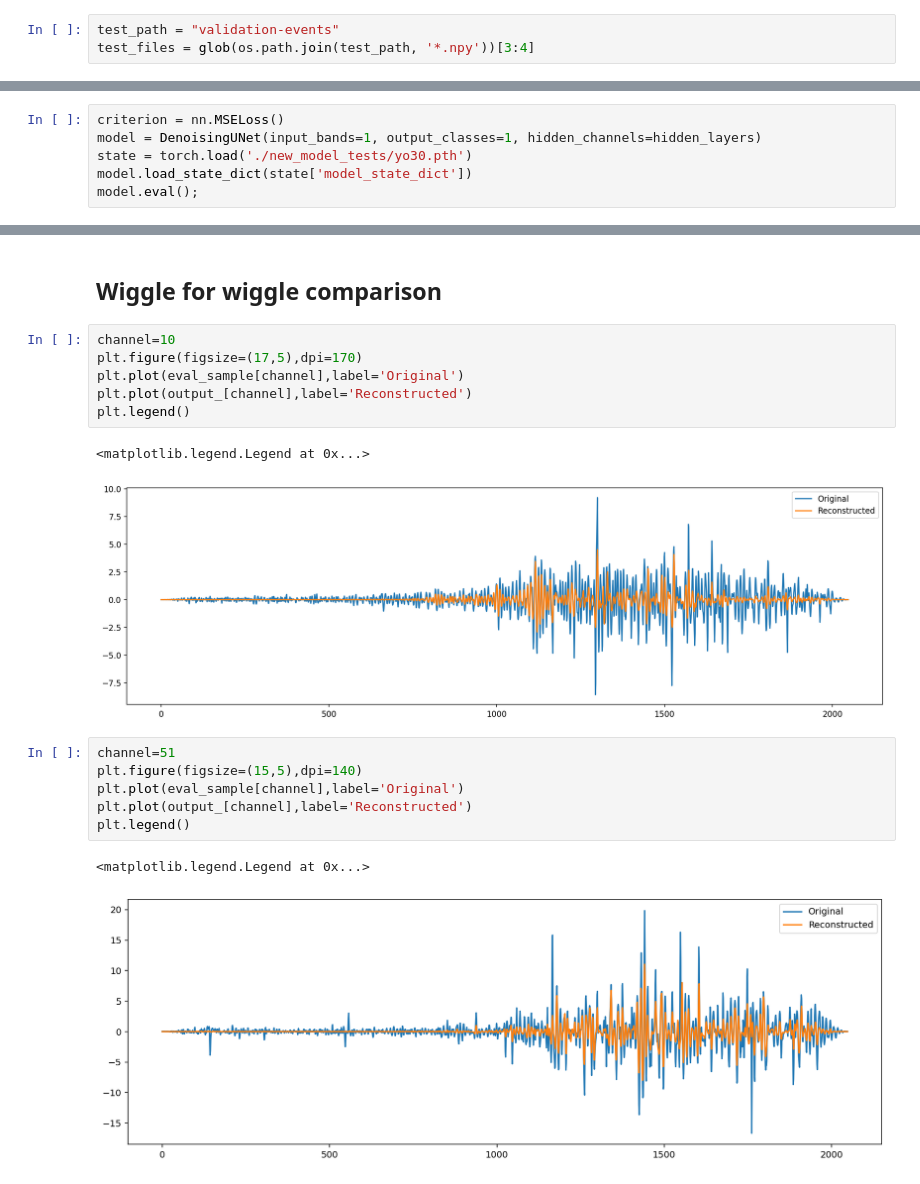
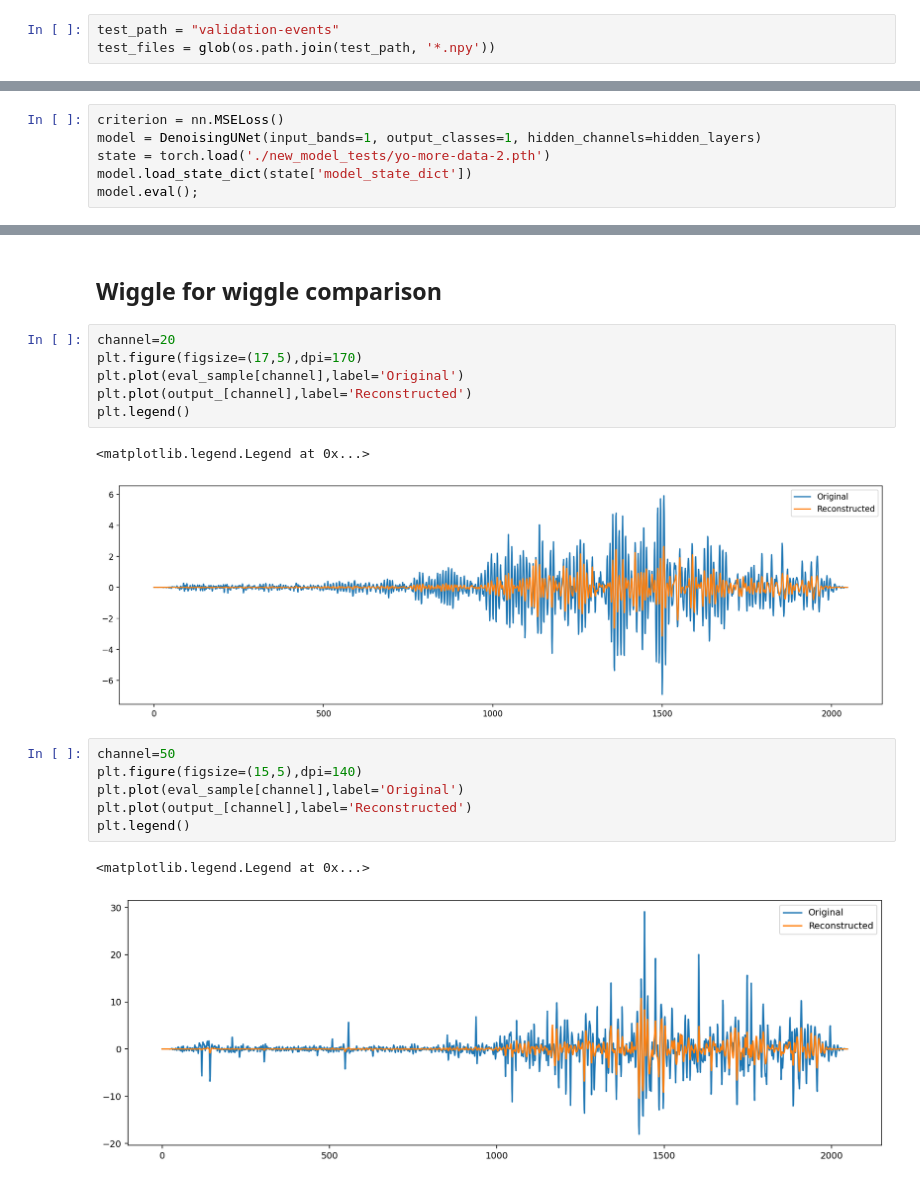
Before and after one commit to maniatisni/iDAS-self-supervised-denoising, a Jupyter notebook: testing.ipynb, the cells around one changed output, grey strips where cells are left out. Drawn from its saved outputs; the diff is of its cells as text.

```diff
--- a/testing.ipynb
+++ b/testing.ipynb
@@ -20,7 +16,7 @@ num_epochs = 20
 ## Load Test Data
 # %%
 test_path = "validation-events"
-test_files = glob(os.path.join(test_path, '*.npy'))[3:4]
+test_files = glob(os.path.join(test_path, '*.npy'))
 # %%
 test_files
 # %% [output]
@@ -30,7 +43,7 @@ test_files
 # %%
 criterion = nn.MSELoss()
 model = DenoisingUNet(input_bands=1, output_classes=1, hidden_channels=hidden_layers)
-state = torch.load('./new_model_tests/yo30.pth')
+state = torch.load('./new_model_tests/yo-more-data-2.pth')
 model.load_state_dict(state['model_state_dict'])
 model.eval();
 # %% [markdown]
@@ -104,20 +135,20 @@ Text(0.5, 1.0, 'Reconstructed & Filtered')
 # %% [markdown]
 ## Wiggle for wiggle comparison
 # %%
-channel=10
+channel=20
 plt.figure(figsize=(17,5),dpi=170)
 plt.plot(eval_sample[channel],label='Original')
 plt.plot(output_[channel],label='Reconstructed')
 plt.legend()
 # %% [output]
 <matplotlib.legend.Legend at 0x...>
-[figure, old version]
+[figure, new version]
 # %%
-channel=51
+channel=50
 plt.figure(figsize=(15,5),dpi=140)
 plt.plot(eval_sample[channel],label='Original')
 plt.plot(output_[channel],label='Reconstructed')
 plt.legend()
 # %% [output]
 <matplotlib.legend.Legend at 0x...>
-[figure, old version]
+[figure, new version]
```
Also changed, not shown: parts of 7 cells of this notebook, 4 other files.
